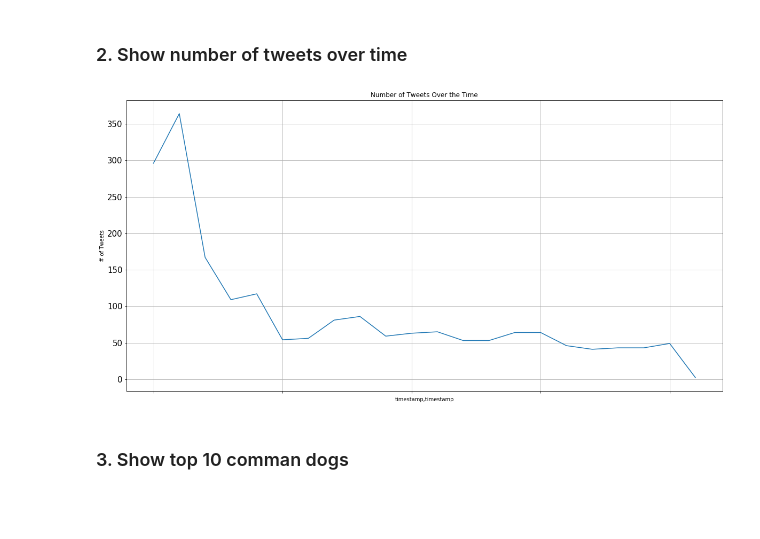
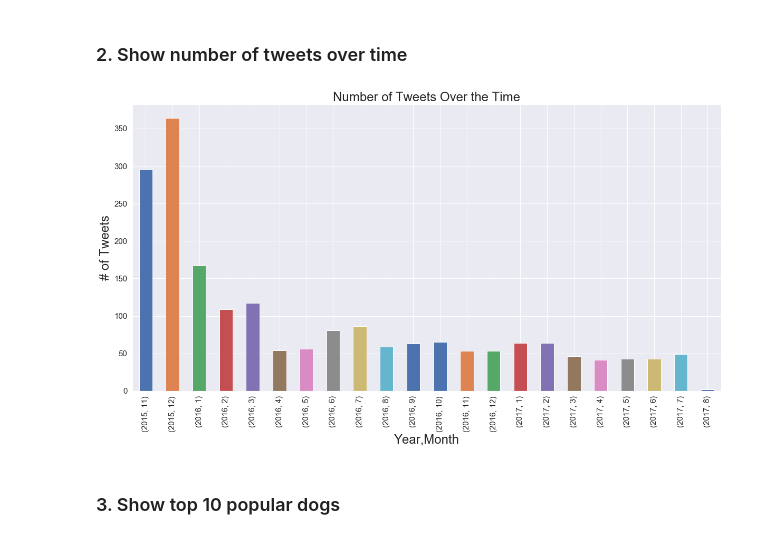
Before and after one commit to Alyahya-A/wrangle-and-analyze-data, a Jupyter notebook: wrangle_act.ipynb, the cells around one changed output. Drawn from its saved outputs; the diff is of its cells as text; code cells hidden in the pictures; blank space fills up the shorter version.

```diff
--- a/wrangle_act.ipynb
+++ b/wrangle_act.ipynb
@@ -1188,16 +1201,17 @@ plt.show()
 # %% [markdown]
 ### 2. Show number of tweets over time
 # %%
-temp_df = f_df.tweet_id.groupby([f_df["timestamp"].dt.year, f_df["timestamp"].dt.month]).count()
+temp_df = f_df.tweet_id.groupby([f_df["timestamp"].rename('Year').dt.year, f_df["timestamp"].rename('Month').dt.month]).count()
 
-temp_df.plot(kind='line', figsize=(20,10),grid=True, fontsize =15,
+temp_df.plot(kind='bar', figsize=(20,10),grid=True, fontsize =15,x='timestamp',
              title = 'Number of Tweets Over the Time').set_ylabel('# of Tweets')
-
-plt.show()
+ax = plt.gca()
+# ax.set(xlim=(0), ylim=(0))
+plt.show();
 # %% [output]
-[figure, old version]
+[figure, new version]
 # %% [markdown]
-### 3. Show top 10 comman dogs
+### 3. Show top 10 popular dogs
 # %%
 temp_df = f_df.name.value_counts()[1:11]
 
```
Also changed, not shown: parts of 13 cells of this notebook.
